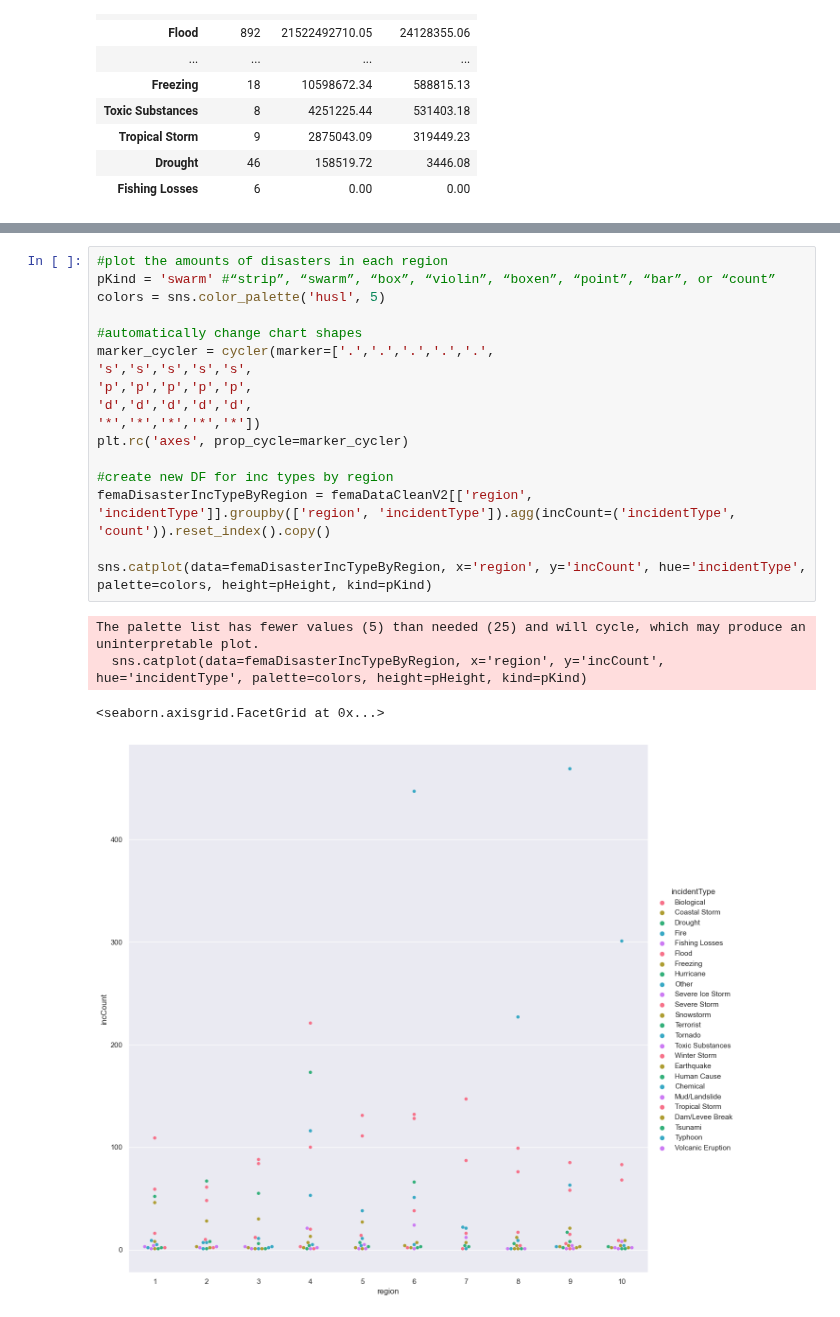
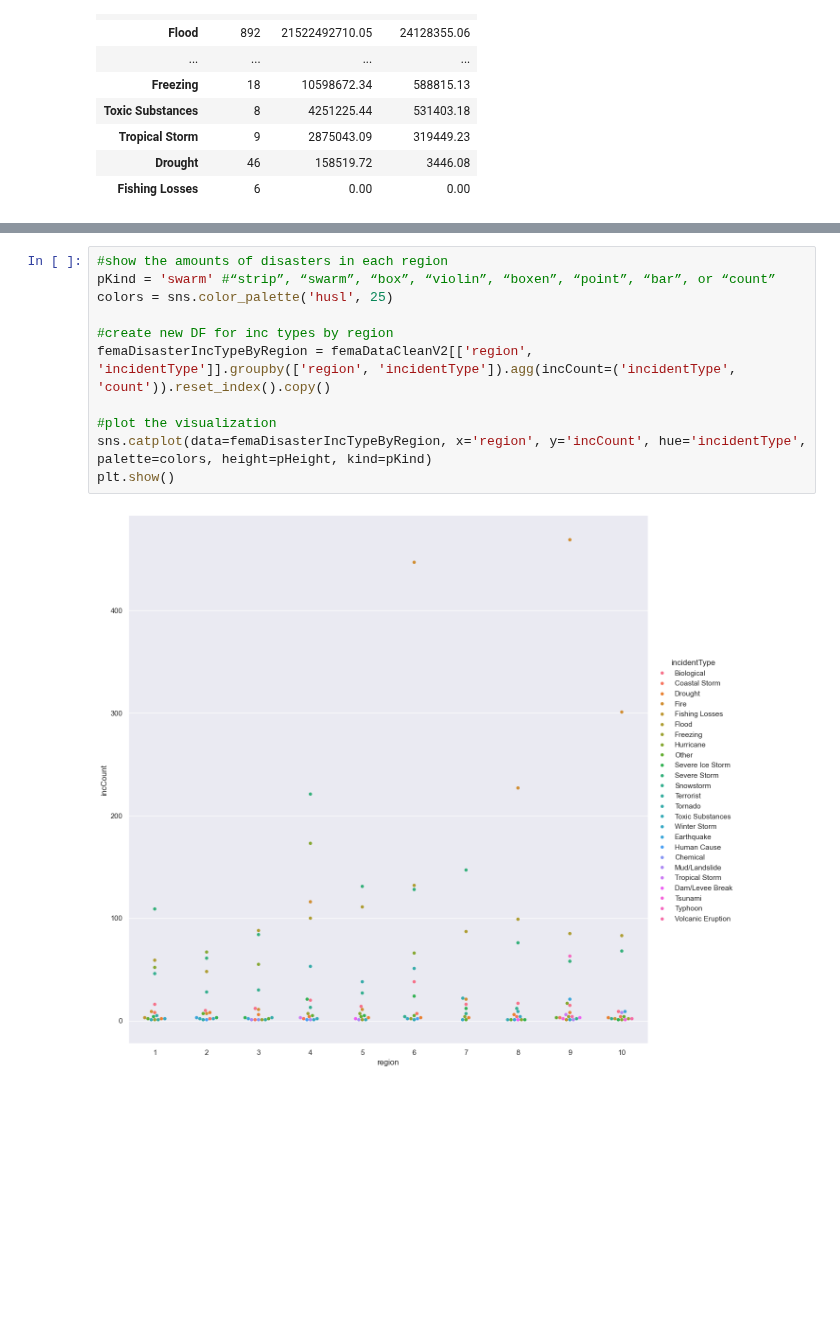
Before and after one commit to mdgarber/FEMADisasterCostForecasting, a Jupyter notebook: femadisastercostforecasting/notebooks/FEMA-EDA.ipynb, the cells around one changed output, grey strips where cells are left out. Cells and saved outputs as stored; diff of their text form; blank space fills up the shorter version.

```diff
--- a/femadisastercostforecasting/notebooks/FEMA-EDA.ipynb
+++ b/femadisastercostforecasting/notebooks/FEMA-EDA.ipynb
@@ -446,25 +436,16 @@ plt.show()
 # %%
-#plot the amounts of disasters in each region
+#show the amounts of disasters in each region
 pKind = 'swarm' #“strip”, “swarm”, “box”, “violin”, “boxen”, “point”, “bar”, or “count”
-colors = sns.color_palette('husl', 5)
-
-#automatically change chart shapes
-marker_cycler = cycler(marker=['.','.','.','.','.',
-'s','s','s','s','s',
-'p','p','p','p','p',
-'d','d','d','d','d',
-'*','*','*','*','*'])
-plt.rc('axes', prop_cycle=marker_cycler)
+colors = sns.color_palette('husl', 25)
 
 #create new DF for inc types by region
 femaDisasterIncTypeByRegion = femaDataCleanV2[['region', 'incidentType']].groupby(['region', 'incidentType']).agg(incCount=('incidentType', 'count')).reset_index().copy()
 
+#plot the visualization
 sns.catplot(data=femaDisasterIncTypeByRegion, x='region', y='incCount', hue='incidentType', palette=colors, height=pHeight, kind=pKind)
+plt.show()
 # %% [output]
-The palette list has fewer values (5) than needed (25) and will cycle, which may produce an uninterpretable plot.
-  sns.catplot(data=femaDisasterIncTypeByRegion, x='region', y='incCount', hue='incidentType', palette=colors, height=pHeight, kind=pKind)
-<seaborn.axisgrid.FacetGrid at 0x...>
-[figure, old version]
+[figure, new version]
 # %% [markdown]
 #### Feature Selection and Engineering
 - target variable: totalDisasterCost
```
Also changed, not shown: parts of 21 cells of this notebook.
